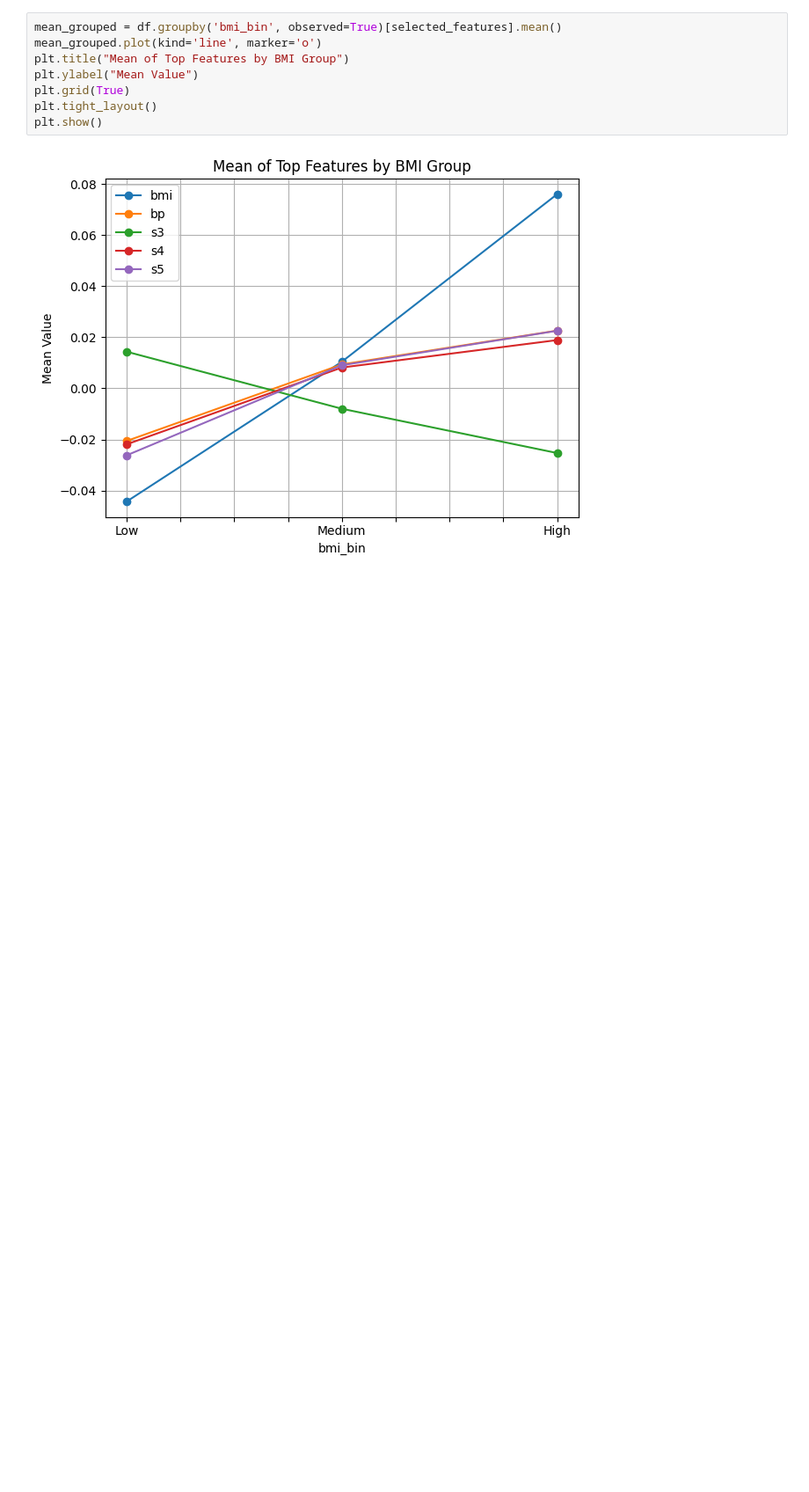
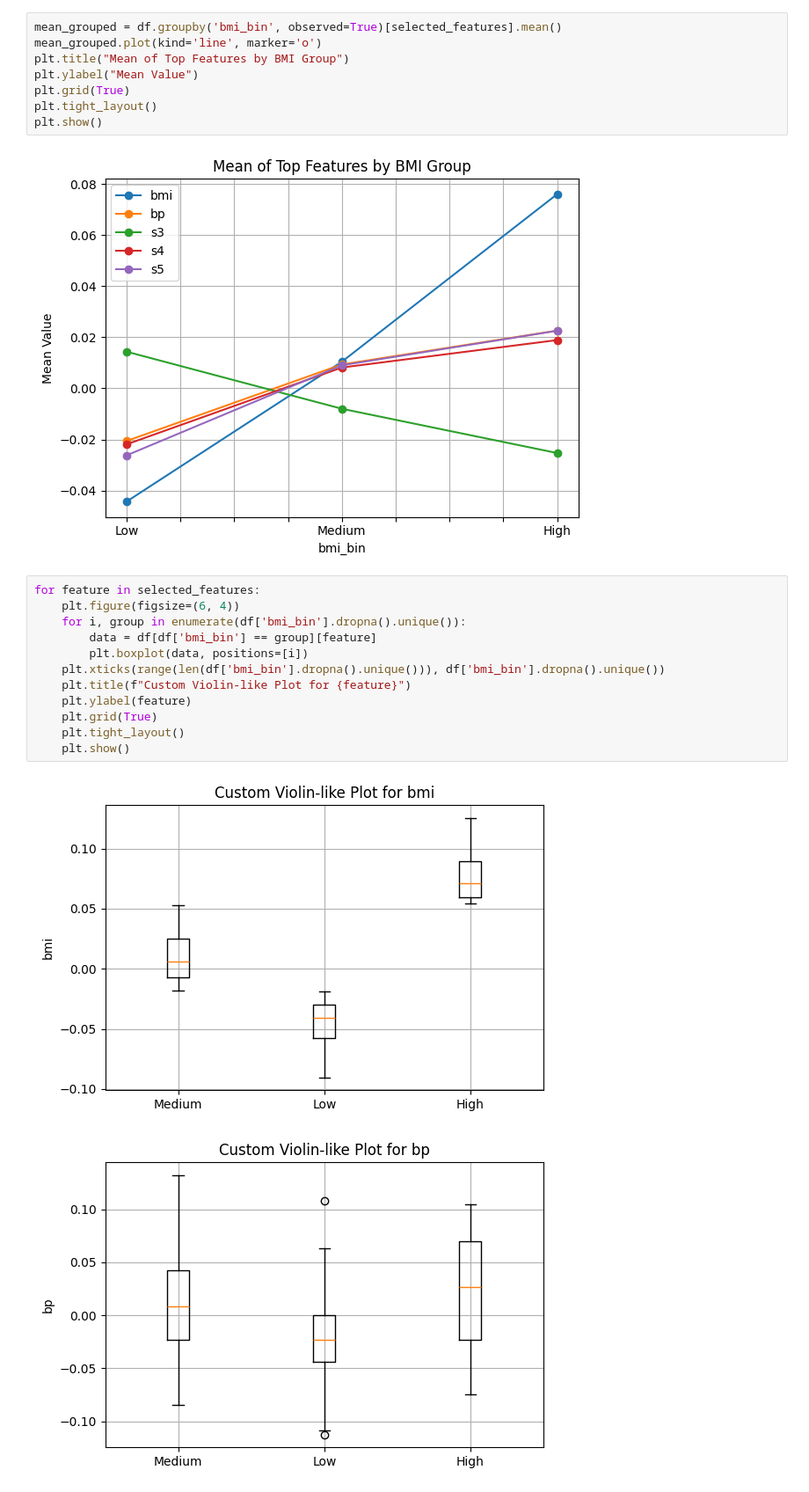
Before and after one commit to kk23mm14-source/pynotes-kranti, a Jupyter notebook: notebooks/kranti/sample.ipynb, the cells around one changed output. Shown: that part at 88% size. Drawn from its saved outputs; the diff is of its cells as text; blank space fills up the shorter version.

```diff
--- a/notebooks/kranti/sample.ipynb
+++ b/notebooks/kranti/sample.ipynb
@@ -136,3 +136,18 @@ plt.tight_layout()
 plt.show()
 # %% [output]
 [figure]
+# %%
+for feature in selected_features:
+    plt.figure(figsize=(6, 4))
+    for i, group in enumerate(df['bmi_bin'].dropna().unique()):
+        data = df[df['bmi_bin'] == group][feature]
+        plt.boxplot(data, positions=[i])
+    plt.xticks(range(len(df['bmi_bin'].dropna().unique())), df['bmi_bin'].dropna().unique())
+    plt.title(f"Custom Violin-like Plot for {feature}")
+    plt.ylabel(feature)
+    plt.grid(True)
+    plt.tight_layout()
+    plt.show()
+# %% [output]
+[figure, added]
+[figure, added]
```
Also changed, not shown: parts of 1 cell of this notebook, 18 other files.
